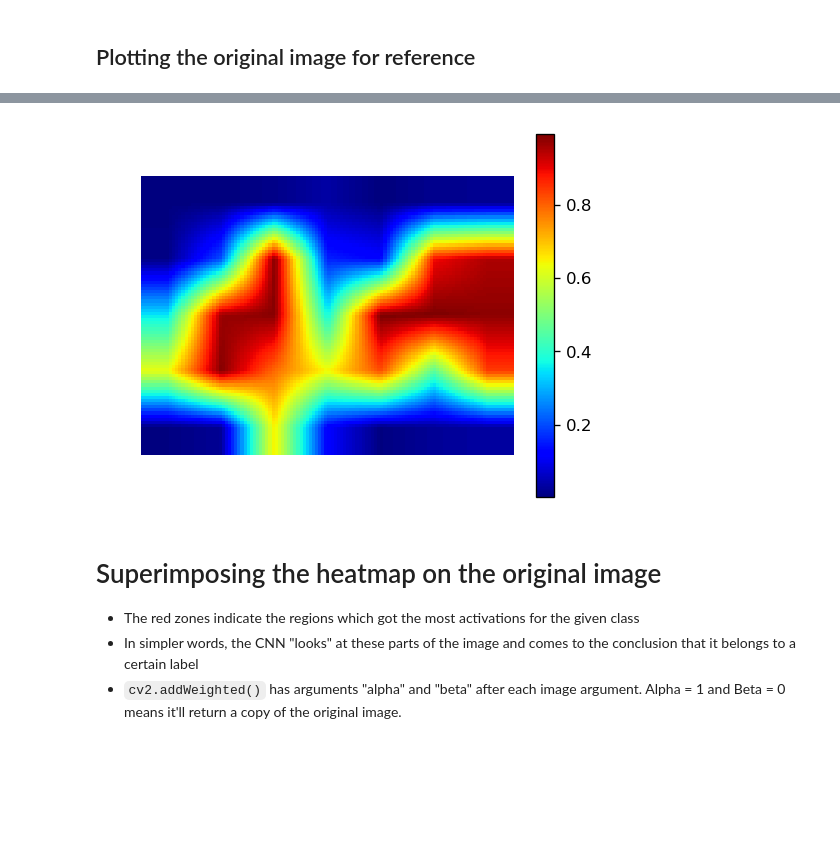
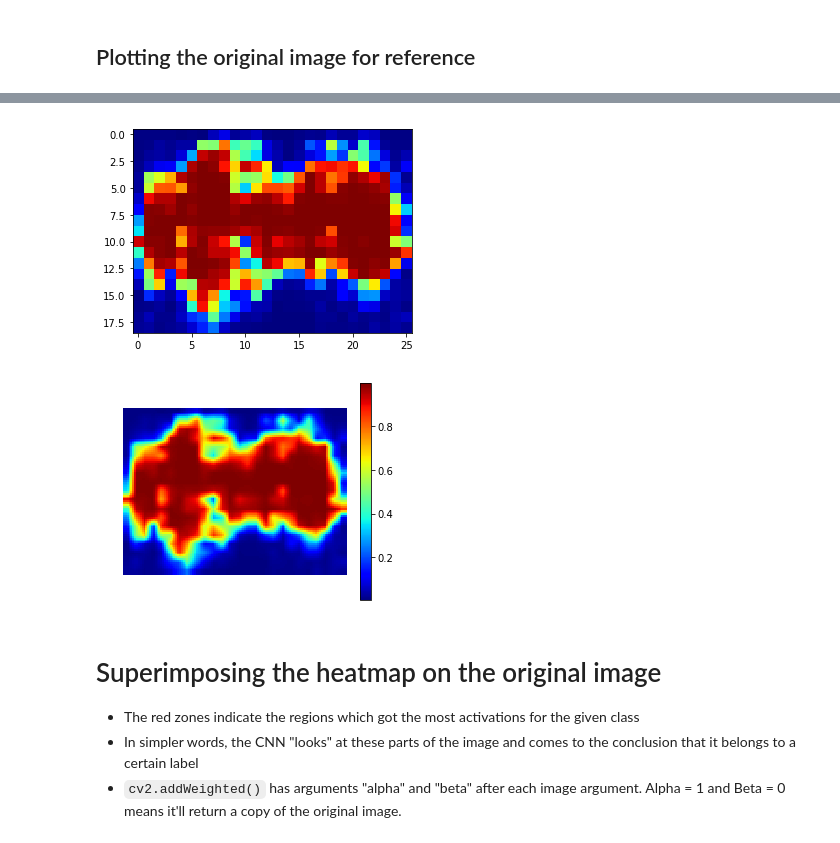
Before and after one commit to Mayukhdeb/adventures-with-augmentation, a Jupyter notebook: visualise_cnn_layers.ipynb, the cells around one changed output, grey strips where cells are left out. Saved outputs shown, nothing was run; the diff lists cells and outputs as text; code cells hidden in the pictures; blank space fills up the shorter version.

```diff
--- a/visualise_cnn_layers.ipynb
+++ b/visualise_cnn_layers.ipynb
@@ -187,18 +185,15 @@ plot_weights(cellnet_1, 0, single_channel = True)
 * returns a heatmap of activations
 * values vary from 0.0 to 1.0 (probability)
 # %%
-def occlusion(model, image, label, occ_size = 10, occ_stride = 10, occ_pixel = 0.5):
+def occlusion(model, image, label, occ_size = 10, occ_stride = 10, occ_pixel = 0.5, replace_pixel_with_label = False):
     #get the width and height of the image
 
     width, height = image.shape[-2], image.shape[-1]
-
     #setting the output image width and height
     output_height = int(np.ceil((height-occ_size)/occ_stride))
     output_width = int(np.ceil((width-occ_size)/occ_stride))
     #create a white image of sizes we defined
     heatmap = torch.zeros((output_width, output_height))
-
-
     #iterate all the pixels in each column
     for h in range(0, height):
         for w in range(0, width):
@@ -217,10 +212,16 @@ def occlusion(model, image, label, occ_size = 10, occ_stride = 10, occ_pixel = 0
 
             #run inference on modified image
             output = model(input_image).flatten()
-            output = nn.functional.softmax(output, dim = 0)
 
-            prob = output.squeeze()[label].item()
-            heatmap[w,h] = 1 - prob    ## replacing pixels
+            if replace_pixel_with_label == True:
+
+                heatmap[w,h] = torch.argmax(output).item()    ## replacing pixels
+
+            else:
+                output = nn.functional.softmax(output, dim = 0)
+
+                prob = output.squeeze()[label].item()
+                heatmap[w,h] = 1 - prob    ## replacing pixels
 
     return heatmap
 # %% [markdown]
@@ -232,15 +233,19 @@ inp = preprocess("c2.jpg", show = True)
 # %%
 rcParams['figure.figsize'] = 5, 4
-heatmap = occlusion(cellnet_1, inp,1, 15, 15).numpy()
+heatmap = occlusion(cellnet_1, inp,1, 16, 4).numpy()
+
+plt.imshow(heatmap)
+plt.show()
 overlay = cv2.resize(heatmap, (120,90))
 plt.set_cmap("jet")
 plt.imshow(overlay)
 plt.colorbar()
 plt.axis('off')
 plt.show()
 plt.imsave("heat.jpg", overlay)
 # %% [output]
-[figure, old version]
+[figure, new version]
+[figure, added]
 # %% [markdown]
 # Superimposing the heatmap on the original image
 * The red zones indicate the regions which got the most activations for the given class
```
Also changed, not shown: parts of 8 cells of this notebook.
